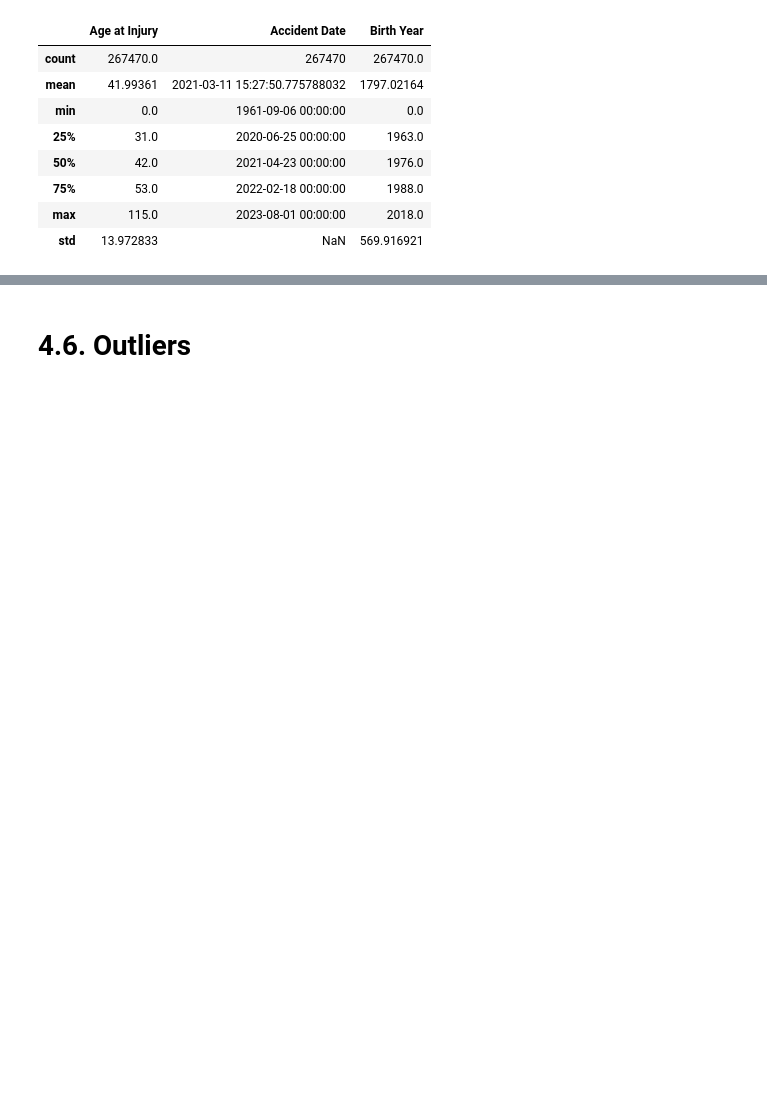
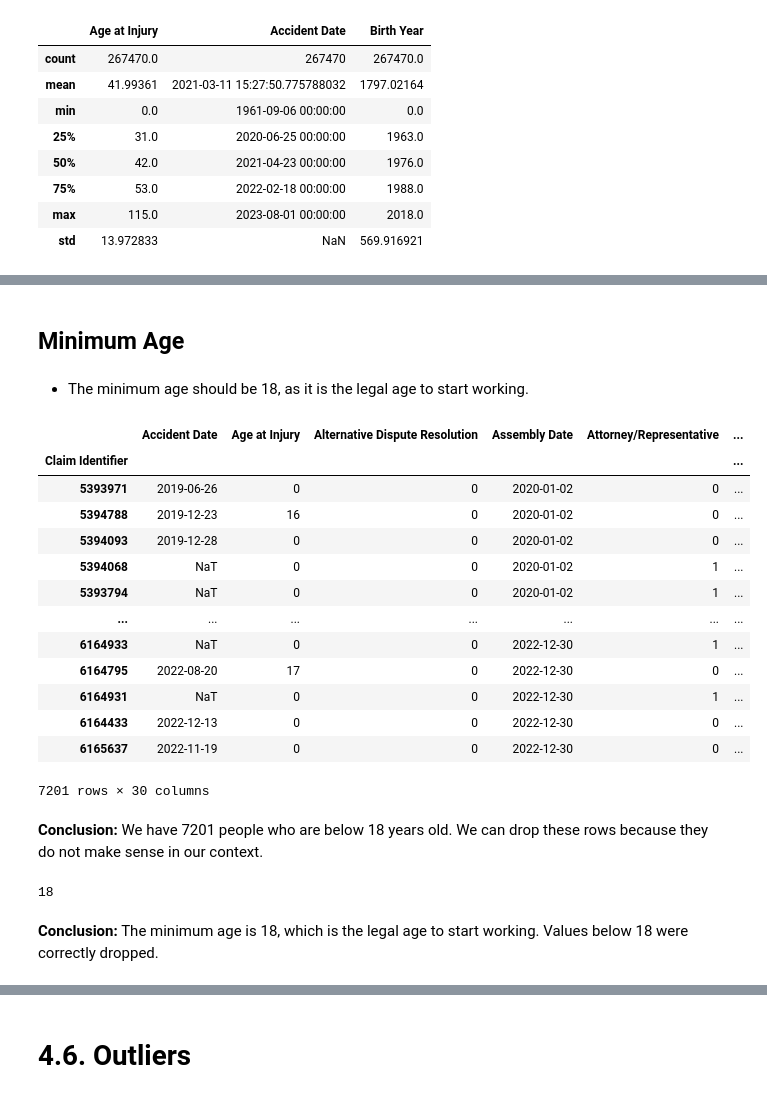
Before and after one commit to mgalao/machine-learning-project, a Jupyter notebook: project/Homework_Group38.ipynb, the cells around one changed output, grey strips where cells are left out. Saved outputs shown, nothing was run; the diff lists cells and outputs as text; code cells hidden in the pictures; blank space fills up the shorter version.

```diff
--- a/project/Homework_Group38.ipynb
+++ b/project/Homework_Group38.ipynb
@@ -946,0 +1035,23 @@ inconsistent_rows[['Age at Injury', 'Accident Date', 'Birth Year']].describe()
+# %% [markdown]
+## Minimum Age
+# %% [markdown]
+- The minimum age should be 18, as it is the legal age to start working.
+# %%
+df_inconsistencies[df_inconsistencies['Age at Injury'] < 18]
+# %% [output]
+|  | Accident Date | Age at Injury | Alternative Dispute Resolution | Assembly Date | Attorney/Representative | ... |
+| Claim Identifier |  |  |  |  |  | ... |
+| 5393971 | 2019-06-26 | 0 | 0 | 2020-01-02 | 0 | ... |
+| 5394788 | 2019-12-23 | 16 | 0 | 2020-01-02 | 0 | ... |
+| 5394093 | 2019-12-28 | 0 | 0 | 2020-01-02 | 0 | ... |
+| 5394068 | NaT | 0 | 0 | 2020-01-02 | 1 | ... |
+| 5393794 | NaT | 0 | 0 | 2020-01-02 | 1 | ... |
+| ... | ... | ... | ... | ... | ... | ... |
+| 6164933 | NaT | 0 | 0 | 2022-12-30 | 1 | ... |
+| 6164795 | 2022-08-20 | 17 | 0 | 2022-12-30 | 0 | ... |
+| 6164931 | NaT | 0 | 0 | 2022-12-30 | 1 | ... |
+| 6164433 | 2022-12-13 | 0 | 0 | 2022-12-30 | 0 | ... |
+| 6165637 | 2022-11-19 | 0 | 0 | 2022-12-30 | 0 | ... |
+7201 rows × 30 columns
+# %% [markdown]
+**Conclusion:** We have 7201 people who are below 18 years old. We can drop these rows because they do not make sense in our context.
@@ -946,0 +1060,7 @@ inconsistent_rows[['Age at Injury', 'Accident Date', 'Birth Year']].describe()
+# %%
+# Check what is the mininum age
+df_inconsistencies['Age at Injury'].min()
+# %% [output]
+18
+# %% [markdown]
+**Conclusion:** The minimum age is 18, which is the legal age to start working. Values below 18 were correctly dropped.
```
Also changed, not shown: parts of 36 cells of this notebook, 1 other file.
